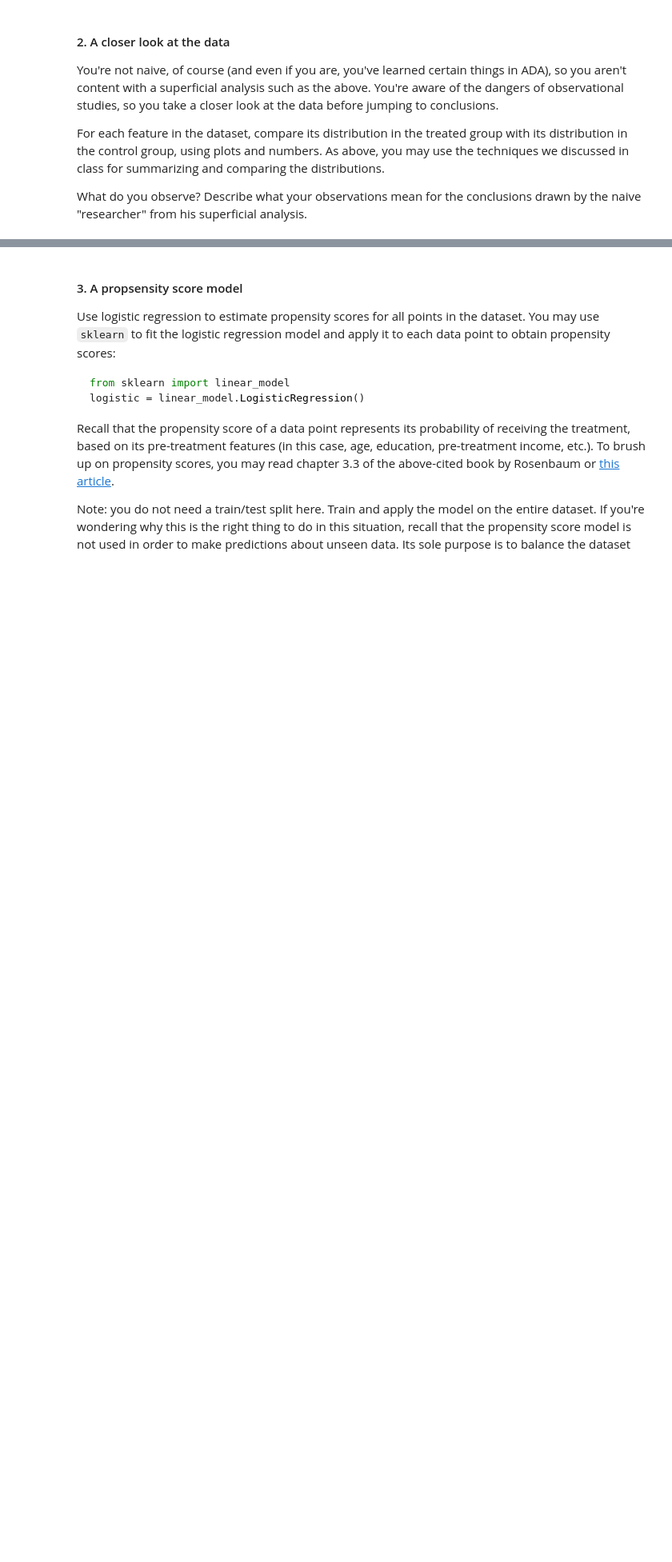
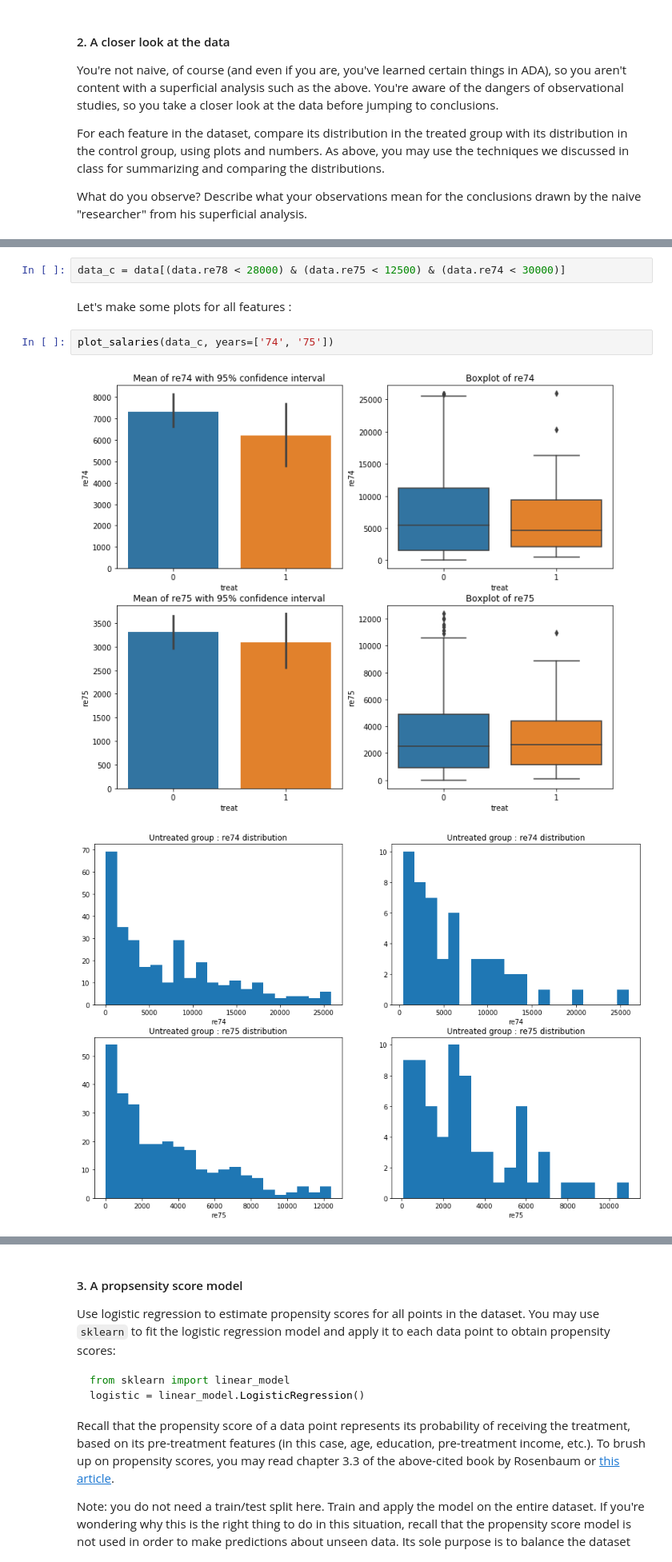
Before and after one commit to mj2905/ProjectMYP, a Jupyter notebook: HW4/Homework 4 Yves.ipynb, the cells around one changed output, grey strips where cells are left out. Shown: that part at 80% size. Cells and saved outputs as stored; diff of their text form; blank space fills up the shorter version.

```diff
--- a/HW4/Homework 4 Yves.ipynb
+++ b/HW4/Homework 4 Yves.ipynb
@@ -206,0 +258,9 @@ plot_data(data, 'black', True)
+# %%
+data_c = data[(data.re78 < 28000) & (data.re75 < 12500) & (data.re74 < 30000)]
+# %% [markdown]
+Let's make some plots for all features :
+# %%
+plot_salaries(data_c, years=['74', '75'])
+# %% [output]
+[figure, added]
+[figure, added]
```
Also changed, not shown: parts of 53 cells of this notebook.
